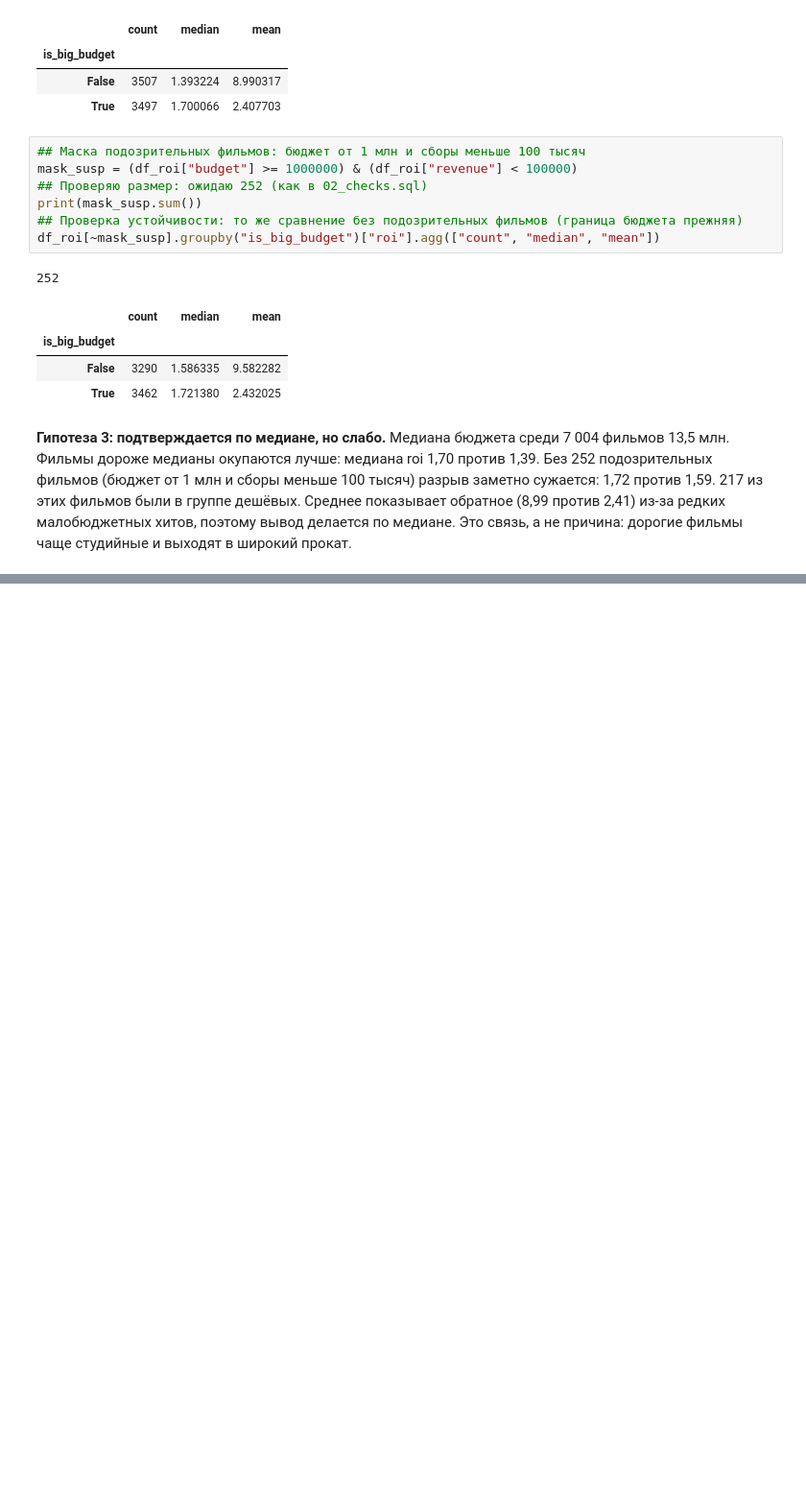
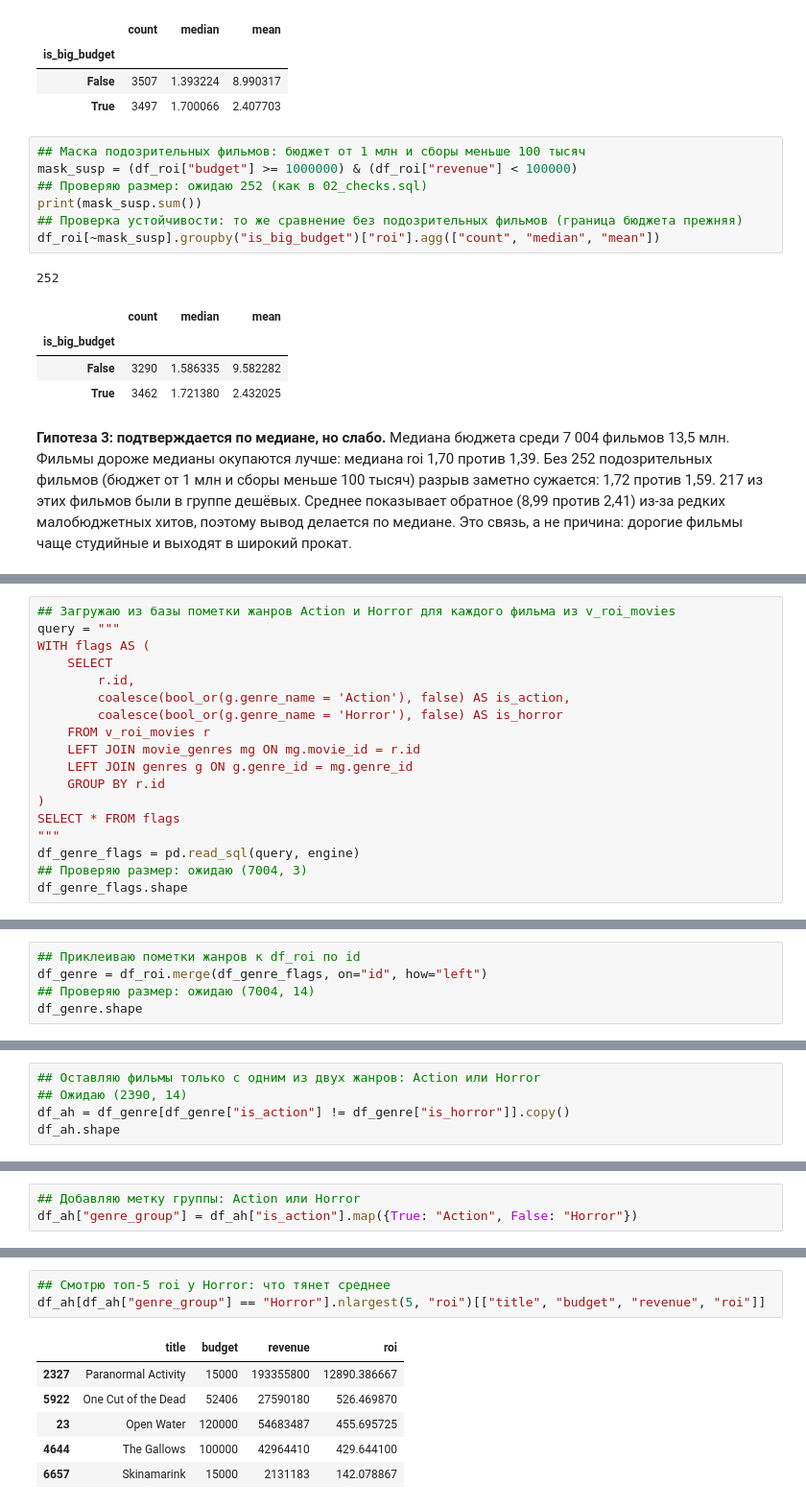
Before and after one commit to ilysma/movie-success-analysis, a Jupyter notebook: 02_analysis.ipynb, the cells around one changed output, grey strips where cells are left out. Shown at 96% size. Cells and saved outputs as stored; diff of their text form; blank space fills up the shorter version.

```diff
--- a/02_analysis.ipynb
+++ b/02_analysis.ipynb
@@ -309,0 +318,18 @@ df_roi[~mask_susp].groupby("is_big_budget")["roi"].agg(["count", "median", "mean
+# %%
+## Загружаю из базы пометки жанров Action и Horror для каждого фильма из v_roi_movies
+query = """
+WITH flags AS (
+    SELECT
+        r.id,
+        coalesce(bool_or(g.genre_name = 'Action'), false) AS is_action,
+        coalesce(bool_or(g.genre_name = 'Horror'), false) AS is_horror
+    FROM v_roi_movies r
+    LEFT JOIN movie_genres mg ON mg.movie_id = r.id
+    LEFT JOIN genres g ON g.genre_id = mg.genre_id
+    GROUP BY r.id
+)
+SELECT * FROM flags
+"""
+df_genre_flags = pd.read_sql(query, engine)
+## Проверяю размер: ожидаю (7004, 3)
+df_genre_flags.shape
@@ -309,0 +338,5 @@ df_roi[~mask_susp].groupby("is_big_budget")["roi"].agg(["count", "median", "mean
+# %%
+## Приклеиваю пометки жанров к df_roi по id
+df_genre = df_roi.merge(df_genre_flags, on="id", how="left")
+## Проверяю размер: ожидаю (7004, 14)
+df_genre.shape
@@ -309,0 +345,5 @@ df_roi[~mask_susp].groupby("is_big_budget")["roi"].agg(["count", "median", "mean
+# %%
+## Оставляю фильмы только с одним из двух жанров: Action или Horror
+## Ожидаю (2390, 14)
+df_ah = df_genre[df_genre["is_action"] != df_genre["is_horror"]].copy()
+df_ah.shape
@@ -309,0 +352,3 @@ df_roi[~mask_susp].groupby("is_big_budget")["roi"].agg(["count", "median", "mean
+# %%
+## Добавляю метку группы: Action или Horror
+df_ah["genre_group"] = df_ah["is_action"].map({True: "Action", False: "Horror"})
@@ -309,0 +381,10 @@ df_roi[~mask_susp].groupby("is_big_budget")["roi"].agg(["count", "median", "mean
+# %%
+## Смотрю топ-5 roi у Horror: что тянет среднее
+df_ah[df_ah["genre_group"] == "Horror"].nlargest(5, "roi")[["title", "budget", "revenue", "roi"]]
+# %% [output]
+|  | title | budget | revenue | roi |
+| 2327 | Paranormal Activity | 15000 | 193355800 | 12890.386667 |
+| 5922 | One Cut of the Dead | 52406 | 27590180 | 526.469870 |
+| 23 | Open Water | 120000 | 54683487 | 455.695725 |
+| 4644 | The Gallows | 100000 | 42964410 | 429.644100 |
+| 6657 | Skinamarink | 15000 | 2131183 | 142.078867 |
```
Also changed, not shown: parts of 16 cells of this notebook.
